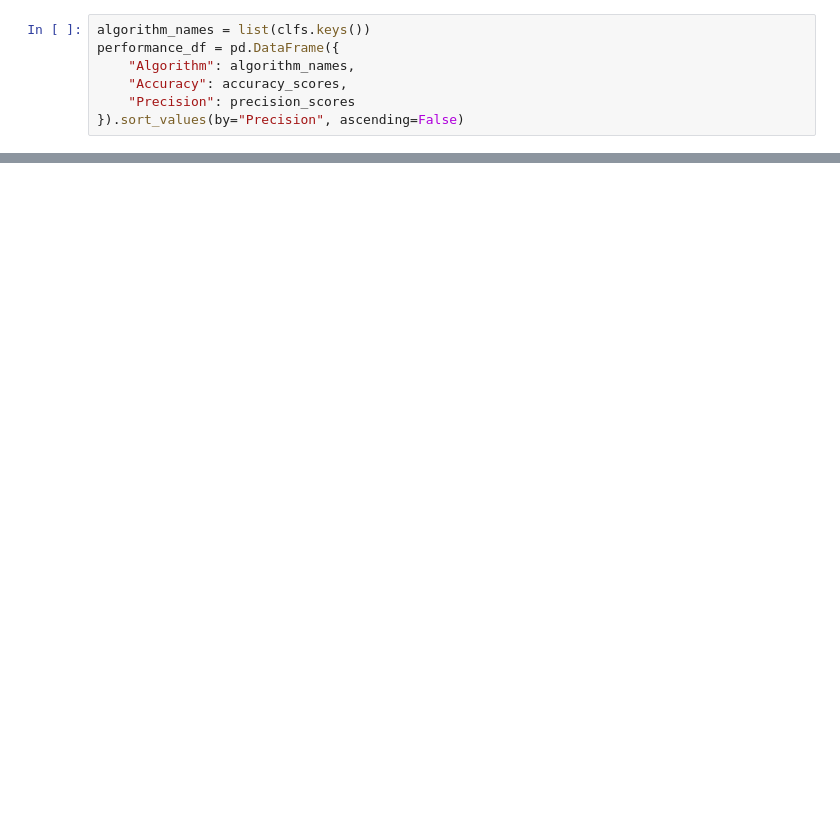
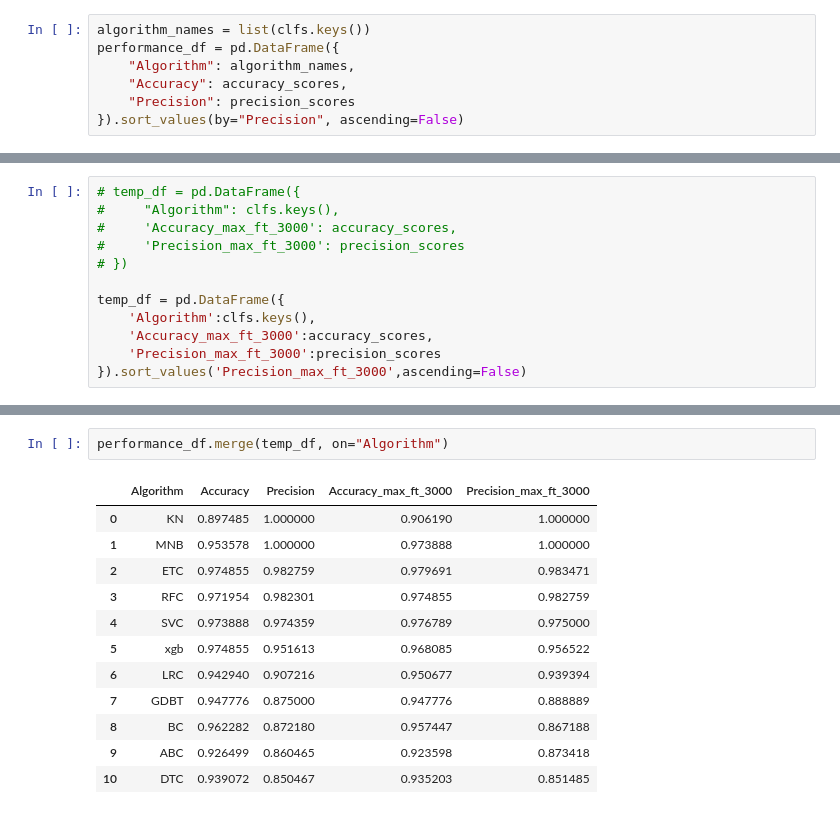
Before and after one commit to Codezilla8/spam-detection, a Jupyter notebook: spam-classification.ipynb, the cells around one changed output, grey strips where cells are left out. Saved outputs shown, nothing was run; the diff lists cells and outputs as text; blank space fills up the shorter version.

```diff
--- a/spam-classification.ipynb
+++ b/spam-classification.ipynb
@@ -314,0 +658,12 @@ plt.show()
+# %%
+# temp_df = pd.DataFrame({
+#     "Algorithm": clfs.keys(),
+#     'Accuracy_max_ft_3000': accuracy_scores,
+#     'Precision_max_ft_3000': precision_scores
+# })
+
+temp_df = pd.DataFrame({
+    'Algorithm':clfs.keys(),
+    'Accuracy_max_ft_3000':accuracy_scores,
+    'Precision_max_ft_3000':precision_scores
+}).sort_values('Precision_max_ft_3000',ascending=False)
@@ -314,0 +685,15 @@ plt.show()
+# %%
+performance_df.merge(temp_df, on="Algorithm")
+# %% [output]
+|  | Algorithm | Accuracy | Precision | Accuracy_max_ft_3000 | Precision_max_ft_3000 |
+| 0 | KN | 0.897485 | 1.000000 | 0.906190 | 1.000000 |
+| 1 | MNB | 0.953578 | 1.000000 | 0.973888 | 1.000000 |
+| 2 | ETC | 0.974855 | 0.982759 | 0.979691 | 0.983471 |
+| 3 | RFC | 0.971954 | 0.982301 | 0.974855 | 0.982759 |
+| 4 | SVC | 0.973888 | 0.974359 | 0.976789 | 0.975000 |
+| 5 | xgb | 0.974855 | 0.951613 | 0.968085 | 0.956522 |
+| 6 | LRC | 0.942940 | 0.907216 | 0.950677 | 0.939394 |
+| 7 | GDBT | 0.947776 | 0.875000 | 0.947776 | 0.888889 |
+| 8 | BC | 0.962282 | 0.872180 | 0.957447 | 0.867188 |
+| 9 | ABC | 0.926499 | 0.860465 | 0.923598 | 0.873418 |
+| 10 | DTC | 0.939072 | 0.850467 | 0.935203 | 0.851485 |
```
Also changed, not shown: parts of 52 cells of this notebook.
